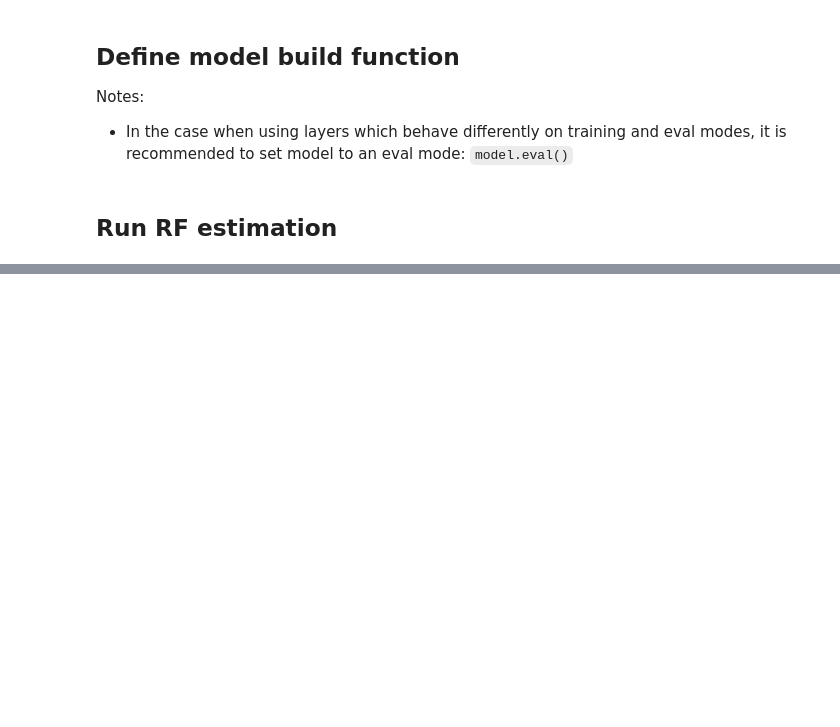
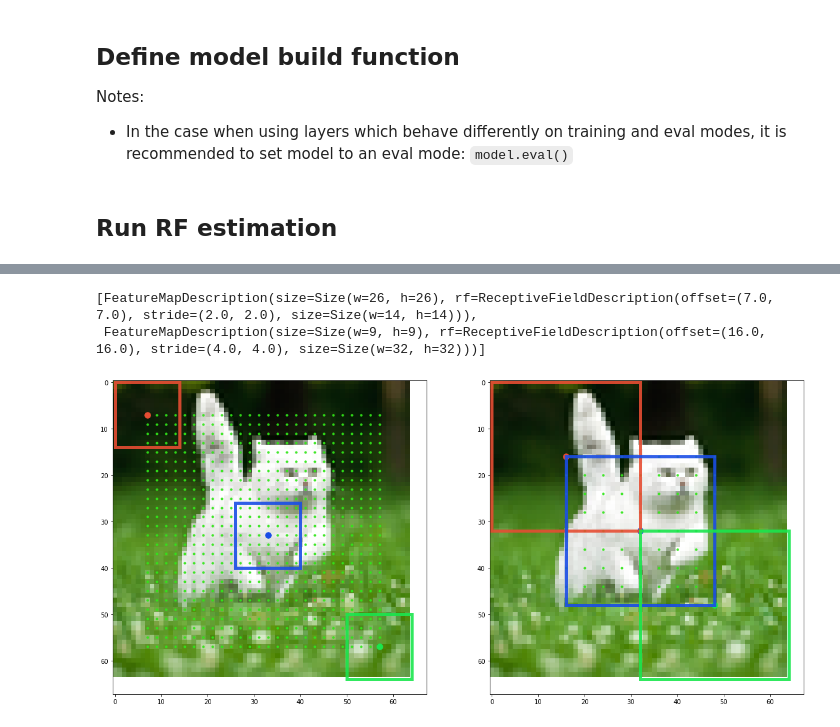
Before and after one commit to pprp/SimpleCVReproduction, a Jupyter notebook: easy-receptive-fields-pytorch/receptivefield/notebooks/minimal_example_with_pytorch_API.ipynb, the cells around one changed output, grey strips where cells are left out. Cells and saved outputs as stored; diff of their text form; code cells hidden in the pictures; blank space fills up the shorter version.

```diff
--- a/easy-receptive-fields-pytorch/receptivefield/notebooks/minimal_example_with_pytorch_API.ipynb
+++ b/easy-receptive-fields-pytorch/receptivefield/notebooks/minimal_example_with_pytorch_API.ipynb
@@ -20,14 +23,14 @@ class Linear(nn.Module):
 
 
 class SimpleVGG(nn.Module):
-    def __init__(self, disable_activations: bool = False):
+    def __init__(self, disable_activations: bool = True):
         """disable_activations: whether to generate network with Relus or not."""
         super(SimpleVGG, self).__init__()
         self.features = self._make_layers(disable_activations)
 
     def forward(self, x):
         # index of layers with feature maps
-        select = [8, 13]
+        select = [8,13]
         # self.feature_maps is a list of Tensors, PytorchReceptiveField looks for
         # this parameter and compute receptive fields for Tensors in self.feature_maps.
         self.feature_maps = []
@@ -64,15 +116,21 @@ Notes:
 * In the case when using layers which behave differently on training and eval modes, it is recommended to set model to an eval mode: `model.eval()`
 # %%
 def model_fn() -> nn.Module:
-    model = SimpleVGG(disable_activations=True)
+    model = SimpleVGG(disable_activations=False)
+    # model = BasicBlock(3, 1, SPP)
     model.eval()
+    print(model)
     return model
 # %% [markdown]
 ## Run RF estimation
 # %%
-from receptivefield.pytorch import PytorchReceptiveField
+import sys
+import os
+sys.path.insert(0, "..")
 
-input_shape = [96, 96, 3]
+from receptivefields.pytorch import PytorchReceptiveField
+
+input_shape = [64, 64, 3]
 rf = PytorchReceptiveField(model_fn)
 rf_params = rf.compute(input_shape = input_shape)
 # %% [output]
@@ -80,2 +159,5 @@ ModuleNotFoundError: No module named 'receptivefield'
 # %%
 rf.feature_maps_desc
+# %% [output]
+[FeatureMapDescription(size=Size(w=26, h=26), rf=ReceptiveFieldDescription(offset=(7.0, 7.0), stride=(2.0, 2.0), size=Size(w=14, h=14))),
+ FeatureMapDescription(size=Size(w=9, h=9), rf=ReceptiveFieldDescription(offset=(16.0, 16.0), stride=(4.0, 4.0), size=Size(w=32, h=32)))]
@@ -85 +164,16 @@ rf.plot_rf_grids(get_default_image(input_shape, name='cat'), figsize=(20, 12), l
+# %%
+import sys
+import os
+from PIL import Image
+
+from receptivefields.image import get_default_image,tile_pil_image
+
+imgt = Image.open(r"E:\GitHub\SimpleCVReproduction\easy-receptive-fields-pytorch\receptivefield\receptivefields\resources\cat.jpg", mode="r")
+imgt = imgt.resize((input_shape[0], input_shape[1]), Image.ANTIALIAS)
+imgt = tile_pil_image(imgt, tile_factor=0, shade=True)
+
+
+rf.plot_rf_grids(imgt, figsize=(20, 12), layout=(1, 2))
+# %% [output]
+[figure, added]
 # %%
```
Also changed, not shown: parts of 9 cells of this notebook, 13 other files.
